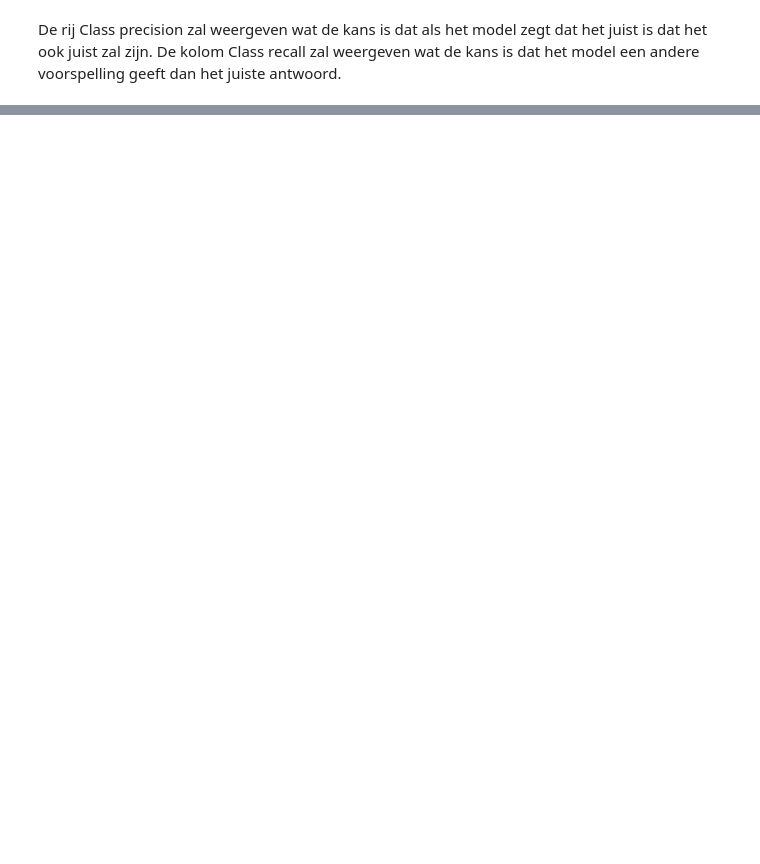
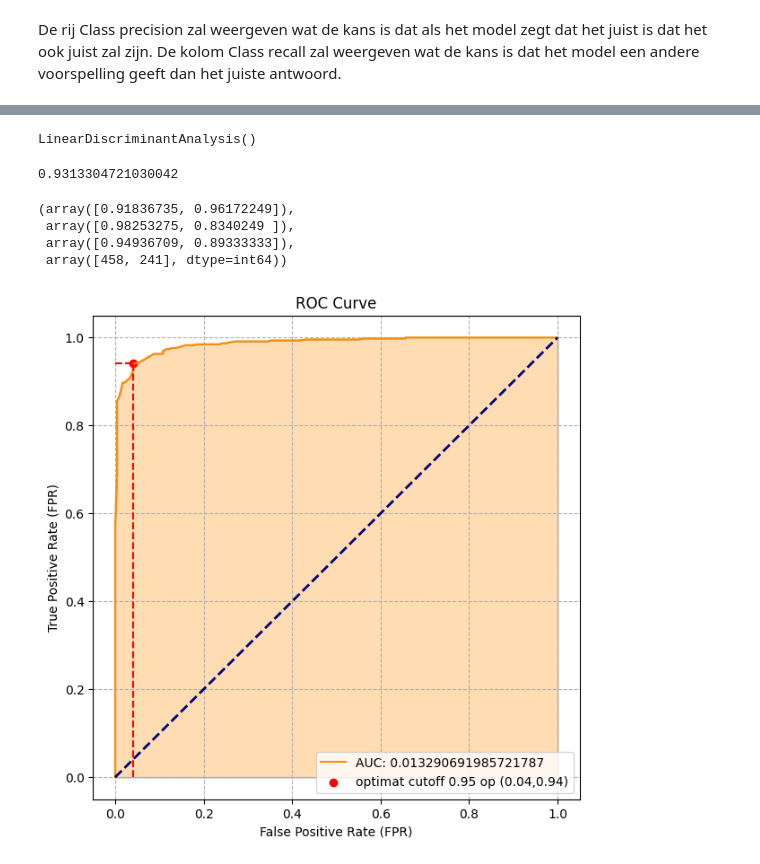
Before and after one commit to zouffke/Datascience2, a Jupyter notebook: p4/2_evaluatiemetrieken/Samenvatting.ipynb, the cells around one changed output, grey strips where cells are left out. Saved outputs shown, nothing was run; the diff lists cells and outputs as text; code cells hidden in the pictures; blank space fills up the shorter version.

```diff
--- a/p4/2_evaluatiemetrieken/Samenvatting.ipynb
+++ b/p4/2_evaluatiemetrieken/Samenvatting.ipynb
@@ -151,0 +281,24 @@ De kolom Class recall zal weergeven wat de kans is dat het model een andere voor
+# %%
+#2 inputs
+
+biopsy = pd.read_csv('../../data_aux/biopsy.csv', delimiter=';')
+X = biopsy[['V1', 'V2']]
+y = biopsy[['class']]
+model = LinearDiscriminantAnalysis()
+model.fit(X, y)
+predicted = model.predict(X)
+
+conf_matrix = confusion_matrix(y_true=y, y_pred=predicted, labels=np.unique(np.array(predicted)))
+accuracy_score(y_true=y, y_pred=predicted)
+precision_recall_fscore_support(y_true=y, y_pred=predicted, beta=1.0)
+y_true = y
+y_score = model.predict_proba(X)[:,0]
+plot_roc(y_true, y_score, pos_label='benign')
+# %% [output]
+LinearDiscriminantAnalysis()
+0.9313304721030042
+(array([0.91836735, 0.96172249]),
+ array([0.98253275, 0.8340249 ]),
+ array([0.94936709, 0.89333333]),
+ array([458, 241], dtype=int64))
+[figure, added]
```
Also changed, not shown: parts of 18 cells of this notebook, 3 other files.
